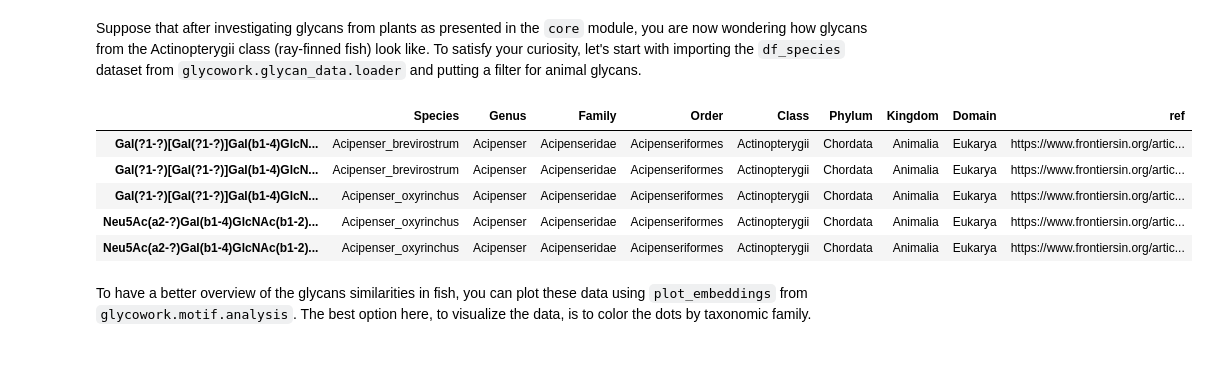
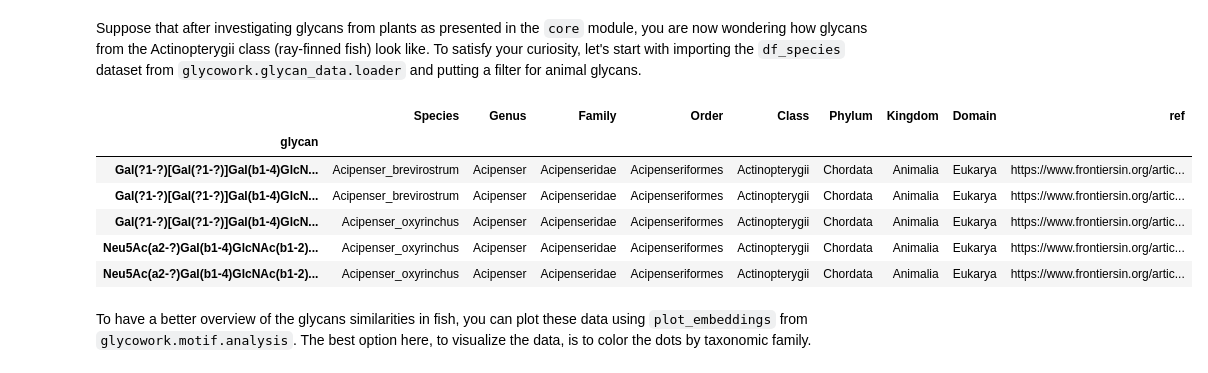
Before and after one commit to BojarLab/glycowork, a Jupyter notebook: 05_examples.ipynb, the cells around one changed output. Saved outputs shown, nothing was run; the diff lists cells and outputs as text; code cells hidden in the pictures.

```diff
--- a/05_examples.ipynb
+++ b/05_examples.ipynb
@@ -45,11 +45,11 @@ df_animal = df_species[df_species.Class == 'Actinopterygii'].reset_index(drop =
 # %%
 #| echo: false
 df_animal2 = copy.deepcopy(df_animal)
-df_animal2.index = df_animal2.target.values.tolist()
-df_animal2.drop(['target'], axis = 1, inplace = True)
+df_animal2.set_index("glycan", inplace = True)
 df_animal2.head().style.set_properties(**{'font-size': '11pt', 'font-family': 'Helvetica','border-collapse': 'collapse','border': '1px solid black'})
 # %% [output]
 |  | Species | Genus | Family | Order | Class | Phylum | Kingdom | Domain | ref |
+| glycan |  |  |  |  |  |  |  |  |  |
 | Gal(?1-?)[Gal(?1-?)]Gal(b1-4)GlcN... | Acipenser_brevirostrum | Acipenser | Acipenseridae | Acipenseriformes | Actinopterygii | Chordata | Animalia | Eukarya | https://www.frontiersin.org/artic... |
 | Gal(?1-?)[Gal(?1-?)]Gal(b1-4)GlcN... | Acipenser_brevirostrum | Acipenser | Acipenseridae | Acipenseriformes | Actinopterygii | Chordata | Animalia | Eukarya | https://www.frontiersin.org/artic... |
 | Gal(?1-?)[Gal(?1-?)]Gal(b1-4)GlcN... | Acipenser_oxyrinchus | Acipenser | Acipenseridae | Acipenseriformes | Actinopterygii | Chordata | Animalia | Eukarya | https://www.frontiersin.org/artic... |
```
Also changed, not shown: parts of 14 cells of this notebook, 38 other files.
